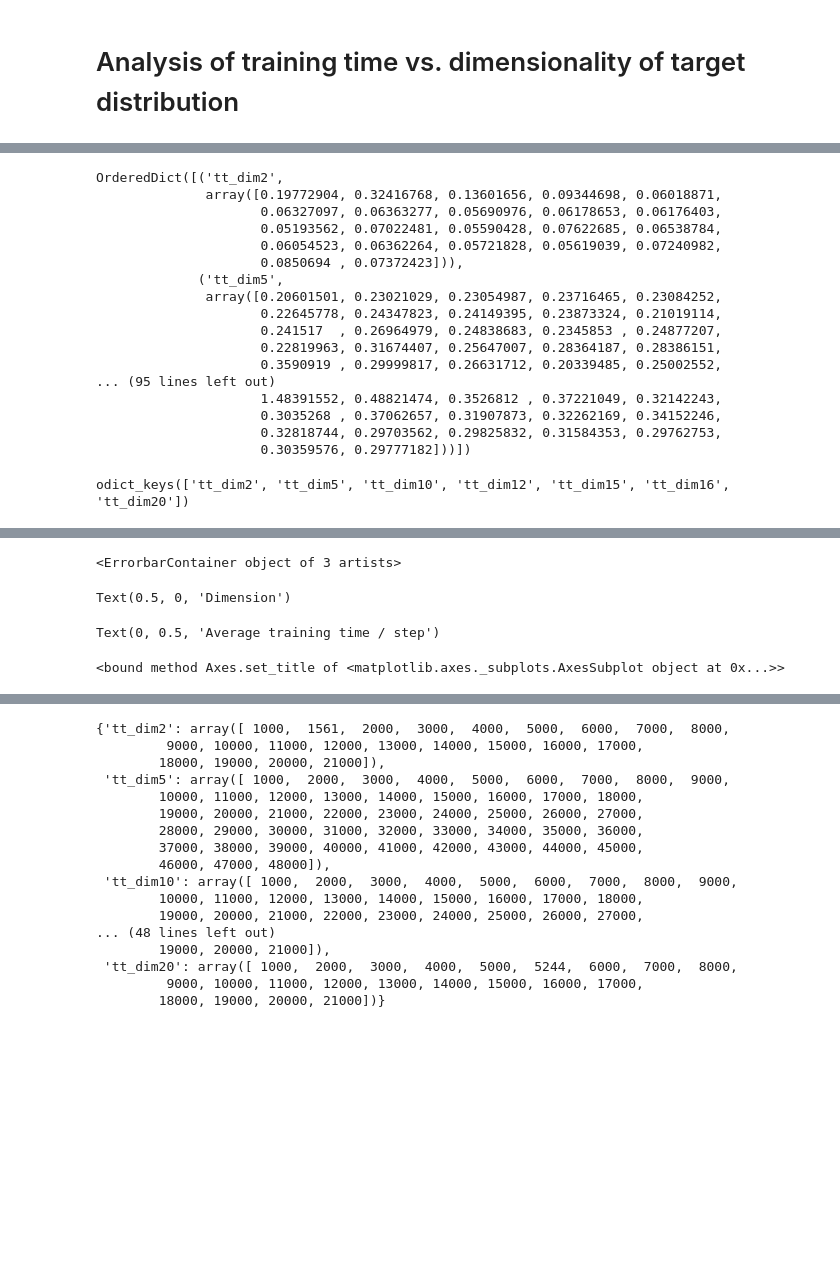
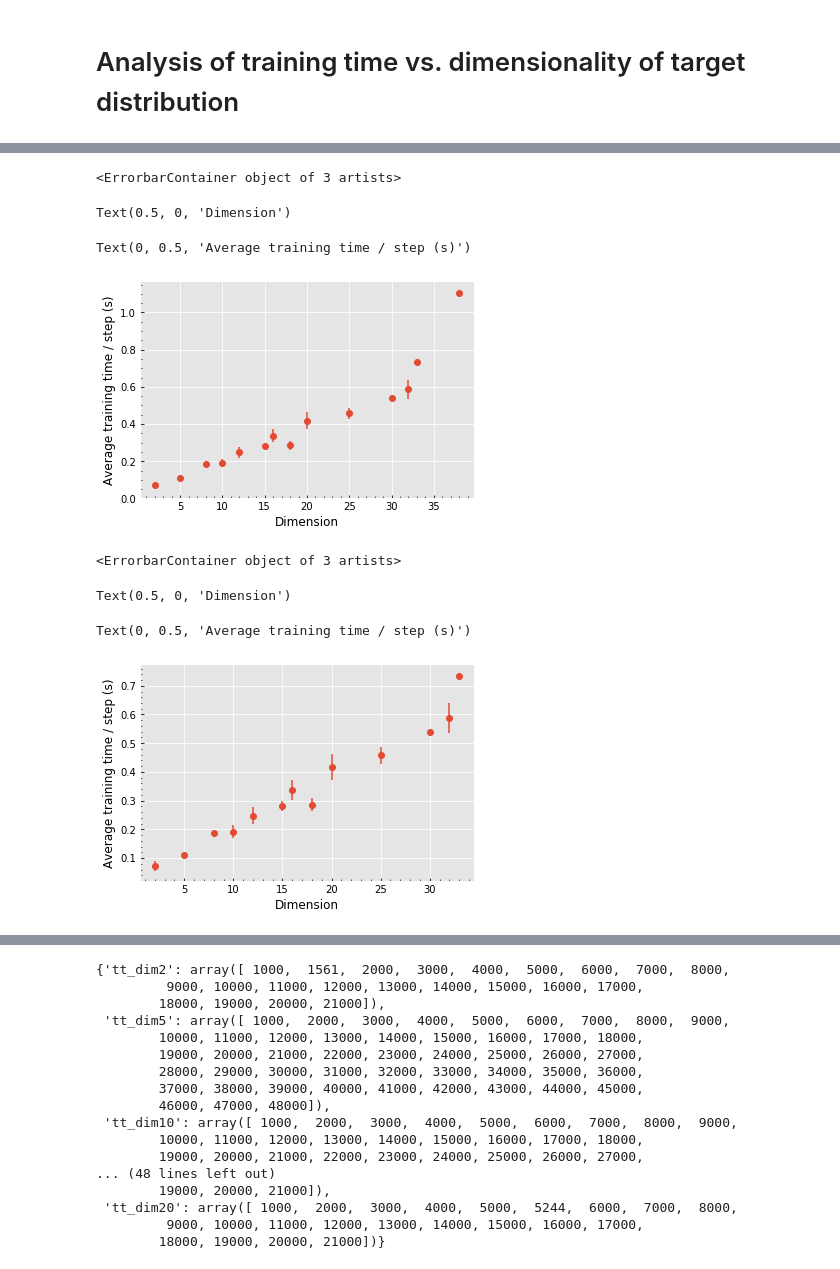
Before and after one commit to saforem2/l2hmc, a Jupyter notebook: l2hmc/notebooks/training_times.ipynb, the cells around one changed output, grey strips where cells are left out. Saved outputs shown, nothing was run; the diff lists cells and outputs as text; code cells hidden in the pictures; blank space fills up the shorter version.

```diff
--- a/l2hmc/notebooks/training_times.ipynb
+++ b/l2hmc/notebooks/training_times.ipynb
@@ -47,3 +49,21 @@ def split_dict(d):
     keys_arr = np.array(list(d.keys()))
     vals_arr = np.array(list(d.values()))
     return keys_arr, vals_arr
+# %%
+def average_duplicates(arr):
+    _dict = {}
+    for row in arr:
+        key = int(row[0])
+        avg = row[1]
+        err = row[2]
+        if key not in list(_dict.keys()):
+            _dict[key] = [avg, err]
+        else:  # dictionary already had a value assigned to this key
+            avg1, err1 = _dict[key]
+            new_avg = np.mean([avg, avg1])
+            new_err = np.mean([err, err1])
+            _dict[key] = [new_avg, new_err]
+    new_arr = []
+    for key, val in _dict.items():
+        new_arr.append([int(key), *val])
+    return np.array(new_arr)
@@ -57,7 +79,7 @@ tt_dict = {}
 for d in log_dirs:
     name = d.split('/')[-1]
     name = name.split('_')
-    name = f'tt_dim{name[2]}'  # tt = train_times
+    name = f'tt_dim{name[2]}_{name[3]}'  # tt = train_times
     tt_dict[name] = load_train_times(d)
 # %%
 tt_diffs_dict = {}
@@ -80,27 +102,3 @@ tt_diffs_dict = OrderedDict(sorted(tt_diffs_dict.items(),
                                    key=lambda d: int(split_dim(d))))
 tt_per_step_dict = OrderedDict(sorted(tt_per_step_dict.items(),
                                       key=lambda d: int(split_dim(d))))
-# %%
-tt_per_step_dict
-# %% [output]
-OrderedDict([('tt_dim2',
-              array([0.19772904, 0.32416768, 0.13601656, 0.09344698, 0.06018871,
-                     0.06327097, 0.06363277, 0.05690976, 0.06178653, 0.06176403,
-                     0.05193562, 0.07022481, 0.05590428, 0.07622685, 0.06538784,
-                     0.06054523, 0.06362264, 0.05721828, 0.05619039, 0.07240982,
-                     0.0850694 , 0.07372423])),
-             ('tt_dim5',
-              array([0.20601501, 0.23021029, 0.23054987, 0.23716465, 0.23084252,
-                     0.22645778, 0.24347823, 0.24149395, 0.23873324, 0.21019114,
-                     0.241517  , 0.26964979, 0.24838683, 0.2345853 , 0.24877207,
-                     0.22819963, 0.31674407, 0.25647007, 0.28364187, 0.28386151,
-                     0.3590919 , 0.29999817, 0.26631712, 0.20339485, 0.25002552,
-... (95 lines left out)
-                     1.48391552, 0.48821474, 0.3526812 , 0.37221049, 0.32142243,
-                     0.3035268 , 0.37062657, 0.31907873, 0.32262169, 0.34152246,
-                     0.32818744, 0.29703562, 0.29825832, 0.31584353, 0.29762753,
-                     0.30359576, 0.29777182]))])
-# %%
-tt_per_step_dict.keys()
-# %% [output]
-odict_keys(['tt_dim2', 'tt_dim5', 'tt_dim10', 'tt_dim12', 'tt_dim15', 'tt_dim16', 'tt_dim20'])
@@ -113,12 +109,15 @@ from utils.data_utils import calc_avg_vals_errors, block_resampling
 #for nb in num_blocks:
 tt_per_step_arr = []
 for key, val in tt_per_step_dict.items():
-    dimension = int(key.split('_')[-1].lstrip('dim'))
-    avg, err = calc_avg_vals_errors(val, num_blocks=int(len(val)**(1./3)))
+    dimension = int(key.split('_')[1].lstrip('dim'))
+    avg, err = calc_avg_vals_errors(val, num_blocks=int(len(val)**(1./2.5)))
+    #except ValueError:
+    #    import pdb
+    #    pdb.set_trace()
     #avg_time_per_step = np.mean(val)
     #std_time_per_step = np.std(val)
     tt_per_step_arr.append([dimension, avg, err])
-tt_per_step_arr = np.array(tt_per_step_arr)
+tt_per_step_arr = average_duplicates(np.array(tt_per_step_arr))
 #_dict[nb] = tt_per_step_arr
 # %%
 fig, ax = plt.subplots()
@@ -126,11 +125,9 @@ i = 0
 #for key, val in _dict.items():
 ax.errorbar(tt_per_step_arr[:, 0], tt_per_step_arr[:, 1],
             yerr=tt_per_step_arr[:, 2],
-            color='C0', marker='o', ls='-')
-
+            color='C0', marker='o', ls='')#, fillstyle='')
 #ax.legend(loc='best')
 ax.set_xlabel('Dimension')
-ax.set_ylabel('Average training time / step')
-ax.set_title
+ax.set_ylabel('Average training time / step (s)')
 plt.show()
 # %% [output]
@@ -139,7 +134,23 @@ plt.show()
 <ErrorbarContainer object of 3 artists>
 Text(0.5, 0, 'Dimension')
-Text(0, 0.5, 'Average training time / step')
+Text(0, 0.5, 'Average training time / step (s)')
-<bound method Axes.set_title of <matplotlib.axes._subplots.AxesSubplot object at 0x...>>
+[figure, added]
+# %%
+fig, ax = plt.subplots()
+i = 0
+#for key, val in _dict.items():
+ax.errorbar(tt_per_step_arr[:, 0], tt_per_step_arr[:, 1],
+            yerr=tt_per_step_arr[:, 2],
+            color='C0', marker='o', ls='')#, fillstyle='')
+#ax.legend(loc='best')
+ax.set_xlabel('Dimension')
+ax.set_ylabel('Average training time / step (s)')
+plt.show()
+# %% [output]
+<ErrorbarContainer object of 3 artists>
+Text(0.5, 0, 'Dimension')
+Text(0, 0.5, 'Average training time / step (s)')
+[figure, added]
 # %%
 fig, ax = plt.subplots()
 i = 0
```
Also changed, not shown: parts of 4 cells of this notebook, 2 other files.
